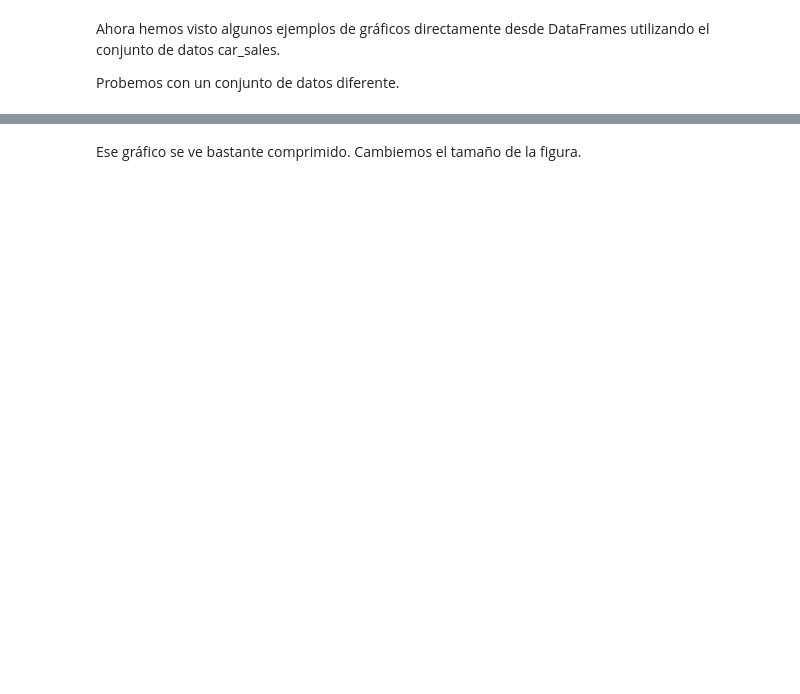
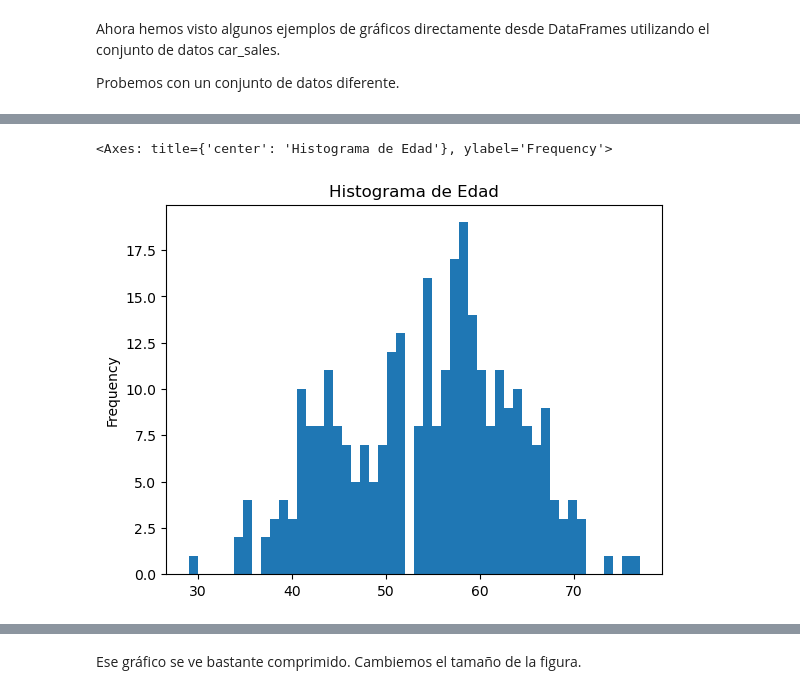
Before and after one commit to AlexDotel/Practicas-Machine-Learning, a Jupyter notebook: Ejercicio_Matplotlib.ipynb, the cells around one changed output, grey strips where cells are left out. Cells and saved outputs as stored; diff of their text form; code cells hidden in the pictures; blank space fills up the shorter version.

```diff
--- a/Ejercicio_Matplotlib.ipynb
+++ b/Ejercicio_Matplotlib.ipynb
@@ -373,5 +373,6 @@ Ahora hemos visto algunos ejemplos de gráficos directamente desde DataFrames ut
 Probemos con un conjunto de datos diferente.
 # %%
 # Importa "../data/heart-disease.csv" y guárdalo en la variable "heart_disease"
+heart_disease = pd.read_csv('heart-disease.csv')
 # %%
 # Visualiza las primeras 10 filas del marco de datos heart_disease
@@ -378,5 +392,9 @@ Probemos con un conjunto de datos diferente.
 # %%
 # Crea un histograma de la columna "age" con 50 bins
+heart_disease['age'].plot(kind='hist', bins=50, title='Histograma de Edad')
+# %% [output]
+<Axes: title={'center': 'Histograma de Edad'}, ylabel='Frequency'>
+[figure, added]
 # %%
 # Llama a plot.hist() en el marco de datos heart_disease y cambia el parámetro
 # "subplots" a True
```
Also changed, not shown: parts of 10 cells of this notebook.
